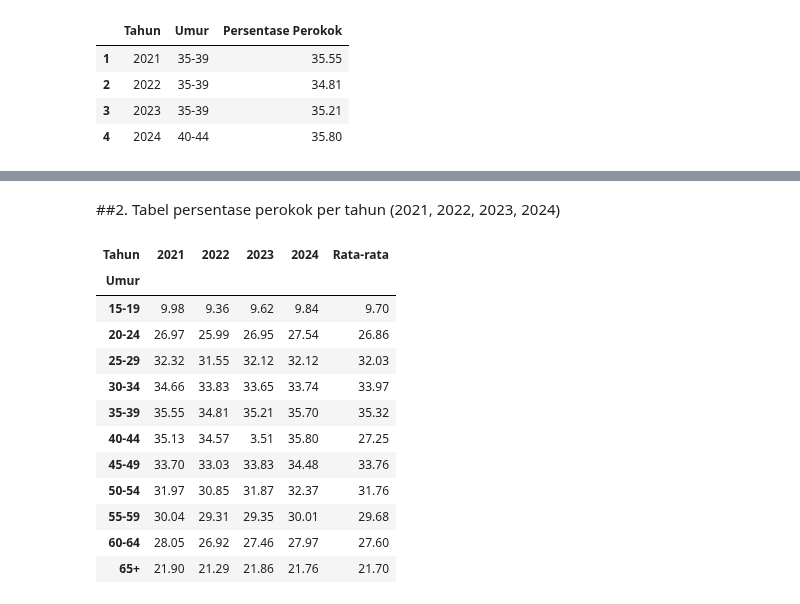
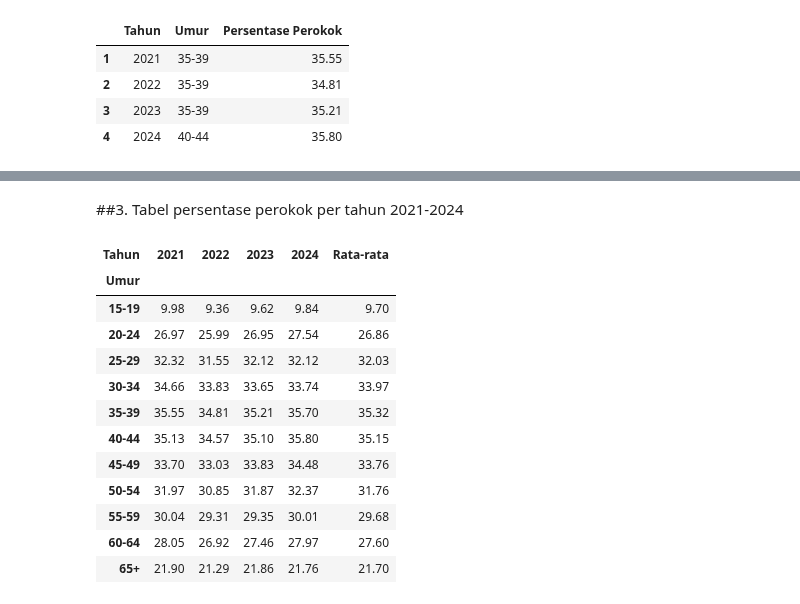
Before and after one commit to IdhamAbidinKaisilay/BelajarDataAnalyst, a Jupyter notebook: Latihan+Analisis+Data+_+Data+Persentase+Perokok+Indonesia.ipynb, the cells around one changed output, grey strips where cells are left out. Cells and saved outputs as stored; diff of their text form; code cells hidden in the pictures.

```diff
--- a/Latihan+Analisis+Data+_+Data+Persentase+Perokok+Indonesia.ipynb
+++ b/Latihan+Analisis+Data+_+Data+Persentase+Perokok+Indonesia.ipynb
@@ -51,22 +69,27 @@ persentase_tertinggi[['Tahun', 'Umur', 'Persentase Perokok']]
 # %% [markdown]
-##2. Tabel persentase perokok per tahun (2021, 2022, 2023, 2024)
+##3. Tabel persentase perokok per tahun 2021-2024
 # %%
-#Tabel persentase perokok per tahun (2021, 2022, 2023, 2024)
-pivot_df = df.pivot(index='Umur', columns='Tahun', values='Persentase Perokok')
-pivot_df['Rata-rata'] = pivot_df.mean(axis=1).round(2)                # Tambahkan kolom Rata-rata per umur
+#Tabel versi 1 - persentase perokok per tahun (2021-2024)
+
+# Pivot table: baris = umur, kolom = tahun, nilai = persentase perokok
+pivot_df_v1 = df.pivot(index='Umur', columns='Tahun', values='Persentase Perokok')
+
+# Tambahkan kolom rata-rata persentase perokok tiap umur
+pivot_df_v1['Rata-rata'] = pivot_df_v1.mean(axis=1).round(2)
+
 # Tampilkan semua baris dan kolom
 pd.set_option('display.max_rows', None)
 pd.set_option('display.max_columns', None)
-pivot_df
+pivot_df_v1
 # %% [output]
 | Tahun | 2021 | 2022 | 2023 | 2024 | Rata-rata |
 | Umur |  |  |  |  |  |
 | 15-19 | 9.98 | 9.36 | 9.62 | 9.84 | 9.70 |
 | 20-24 | 26.97 | 25.99 | 26.95 | 27.54 | 26.86 |
 | 25-29 | 32.32 | 31.55 | 32.12 | 32.12 | 32.03 |
 | 30-34 | 34.66 | 33.83 | 33.65 | 33.74 | 33.97 |
 | 35-39 | 35.55 | 34.81 | 35.21 | 35.70 | 35.32 |
-| 40-44 | 35.13 | 34.57 | 3.51 | 35.80 | 27.25 |
+| 40-44 | 35.13 | 34.57 | 35.10 | 35.80 | 35.15 |
 | 45-49 | 33.70 | 33.03 | 33.83 | 34.48 | 33.76 |
 | 50-54 | 31.97 | 30.85 | 31.87 | 32.37 | 31.76 |
 | 55-59 | 30.04 | 29.31 | 29.35 | 30.01 | 29.68 |
```
Also changed, not shown: parts of 7 cells of this notebook.
